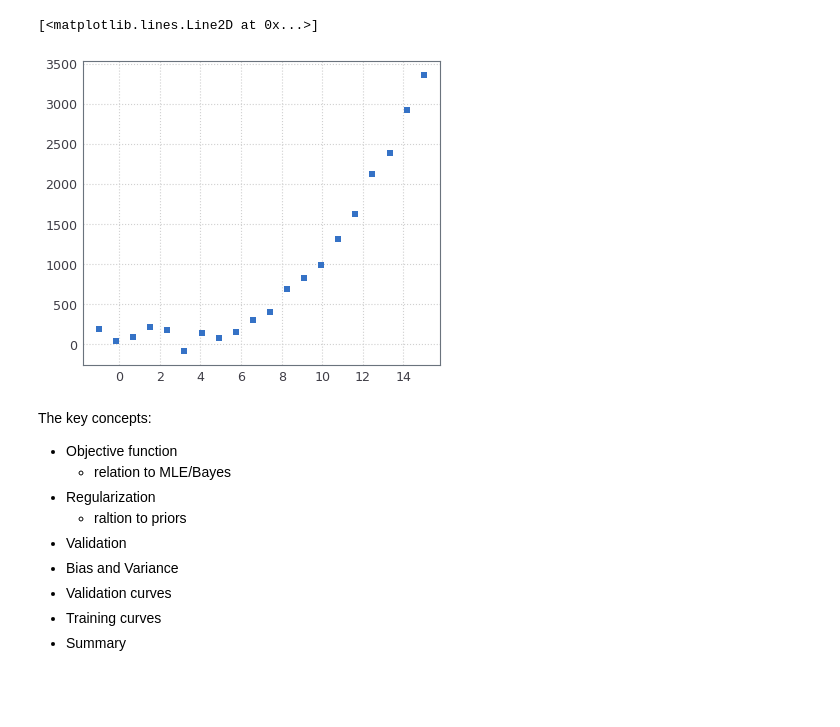
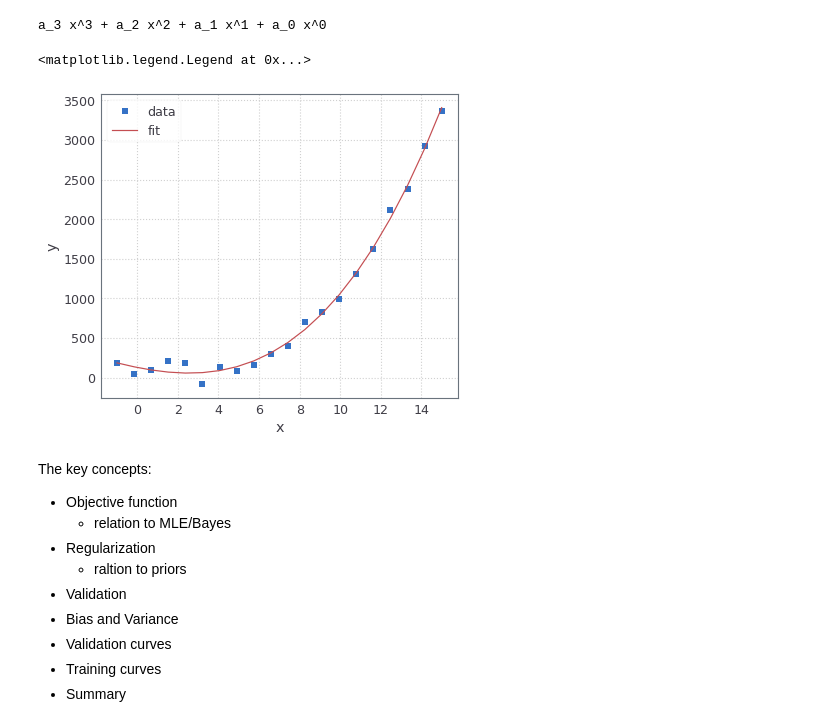
Before and after one commit to ig248/ig248.github.io, a Jupyter notebook: _notebooks/learning-machine-learning-part-1.ipynb, the cells around one changed output. Saved outputs shown, nothing was run; the diff lists cells and outputs as text; code cells hidden in the pictures; blank space fills up the shorter version.

```diff
--- a/_notebooks/learning-machine-learning-part-1.ipynb
+++ b/_notebooks/learning-machine-learning-part-1.ipynb
@@ -25,11 +55,23 @@ jtplot.style(theme='grade3', gridlines=':')
 np.random.seed(0)
 x = np.linspace(-1, 15, 20)
 y =  - 10 * x + x**2 + x**3 + np.random.randn(*x.shape)*100
+n = 3
+p = np.polyfit(x, y, n)
+p_string = ' + '.join(['a_{k} x^{k}'.format(k=k) for k in reversed(range(n+1))])
+print p_string
+f = np.polyval(p, x)
+# %% [output]
+a_3 x^3 + a_2 x^2 + a_1 x^1 + a_0 x^0
-# %%
-plt.plot(x,y, 's')
-# %% [output]
-[<matplotlib.lines.Line2D at 0x...>]
-[figure, removed]
+# %%
+ax = plt.gca()
+ax.plot(x,y, 's', label='data')
+ax.plot(x,f, 'r-', label='fit')
+ax.set_xlabel('x')
+ax.set_ylabel('y')
+ax.legend(loc='best')
+# %% [output]
+<matplotlib.legend.Legend at 0x...>
+[figure, added]
 # %% [markdown]
 The key concepts:
 
```
Also changed, not shown: parts of 2 cells of this notebook.
